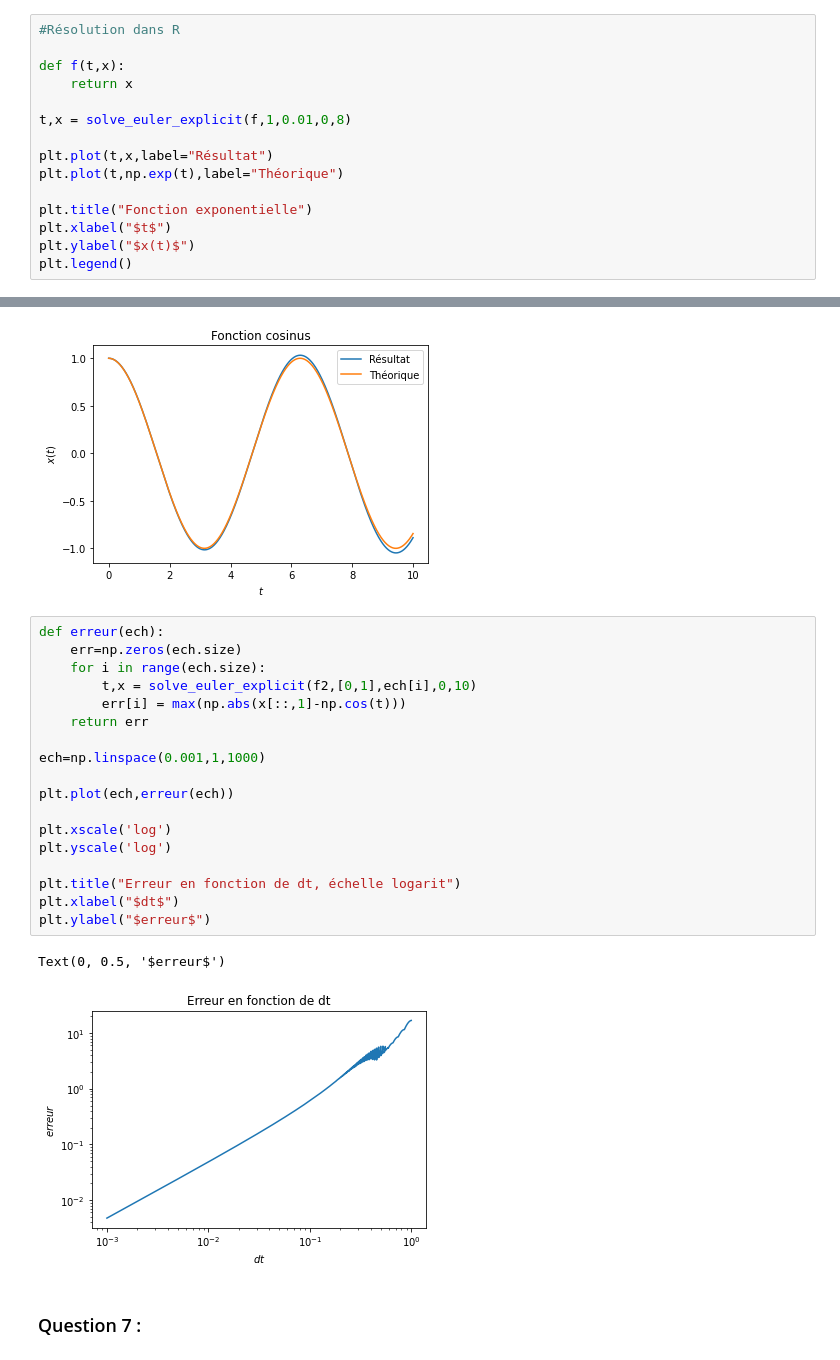
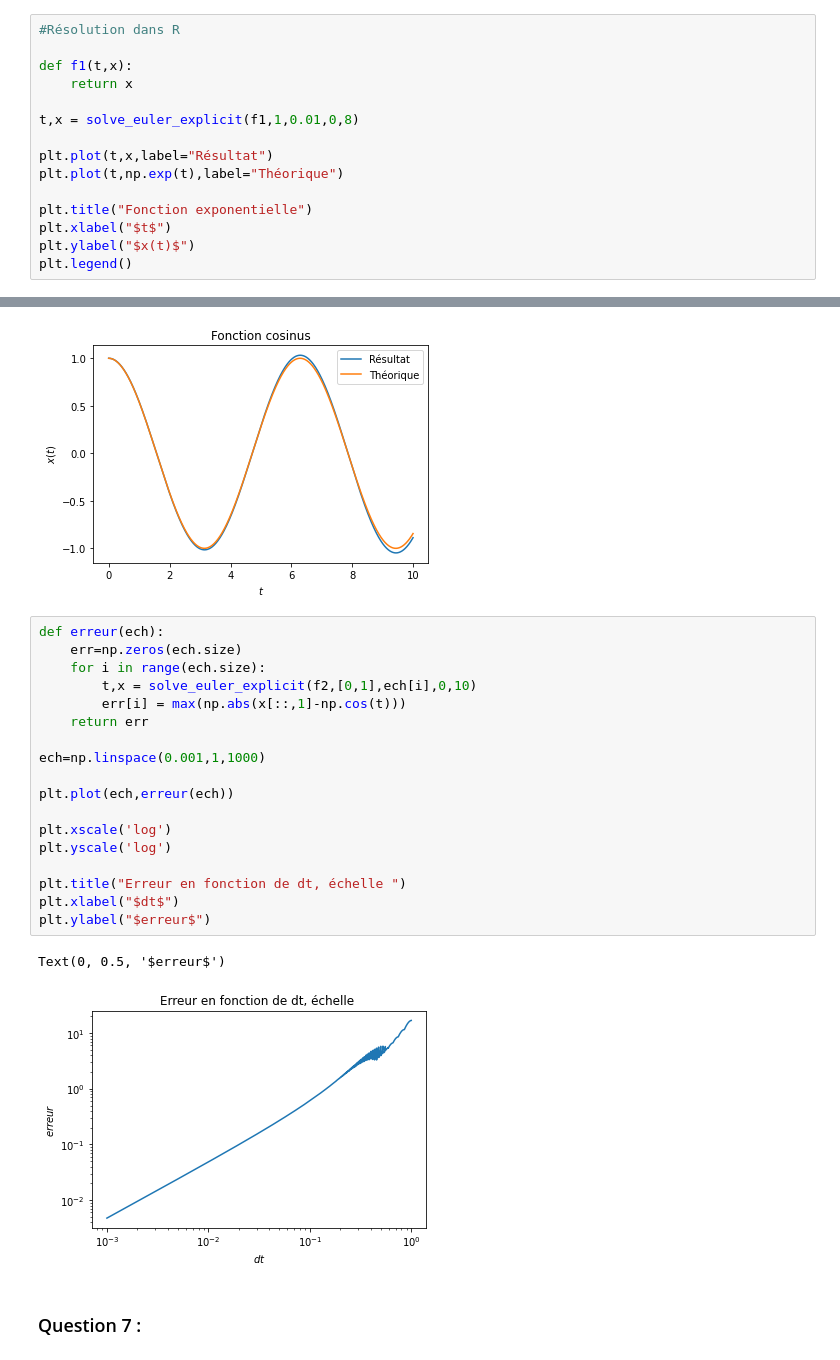
Before and after one commit to guillaumerichard2020/Proj-Num-2-Equa-diff, a Jupyter notebook: Projet Equations Différentielles .ipynb, the cells around one changed output, grey strips where cells are left out. Drawn from its saved outputs; the diff is of its cells as text.

```diff
--- a/Projet Equations Différentielles .ipynb
+++ b/Projet Equations Différentielles .ipynb
@@ -207,10 +207,10 @@ def solve_euler_explicit(f,x0,dt,t0,tf):
 # %%
 #Résolution dans R
 
-def f(t,x):
+def f1(t,x):
     return x
 
-t,x = solve_euler_explicit(f,1,0.01,0,8)
+t,x = solve_euler_explicit(f1,1,0.01,0,8)
 
 plt.plot(t,x,label="Résultat")
 plt.plot(t,np.exp(t),label="Théorique")
@@ -243,24 +243,24 @@ plt.legend()
 # %%
 def erreur(ech):
     err=np.zeros(ech.size)
     for i in range(ech.size):
         t,x = solve_euler_explicit(f2,[0,1],ech[i],0,10)
         err[i] = max(np.abs(x[::,1]-np.cos(t)))
     return err
 
 ech=np.linspace(0.001,1,1000)
 
 plt.plot(ech,erreur(ech))
 
 plt.xscale('log')
 plt.yscale('log')
 
-plt.title("Erreur en fonction de dt, échelle logarit")
+plt.title("Erreur en fonction de dt, échelle ")
 plt.xlabel("$dt$")
 plt.ylabel("$erreur$")
 # %% [output]
 Text(0, 0.5, '$erreur$')
-[figure, old version]
+[figure, new version]
 # %% [markdown]
 ### Question 7 :
 # %%
```
Also changed, not shown: parts of 8 cells of this notebook.
